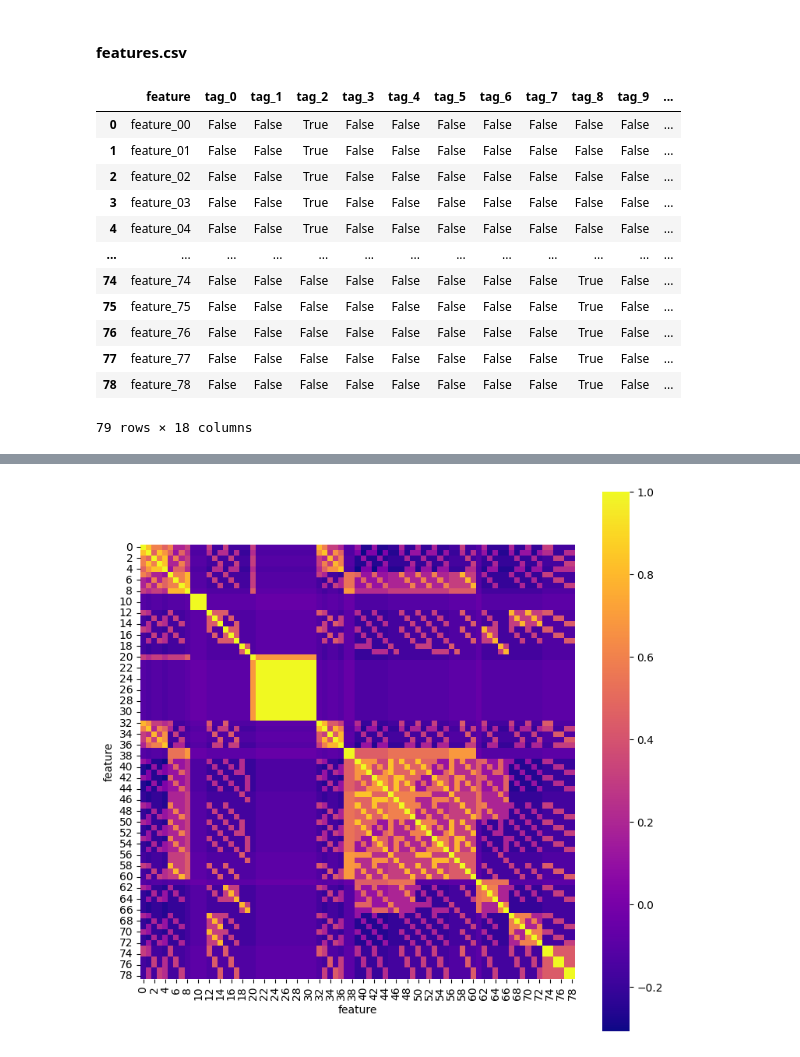
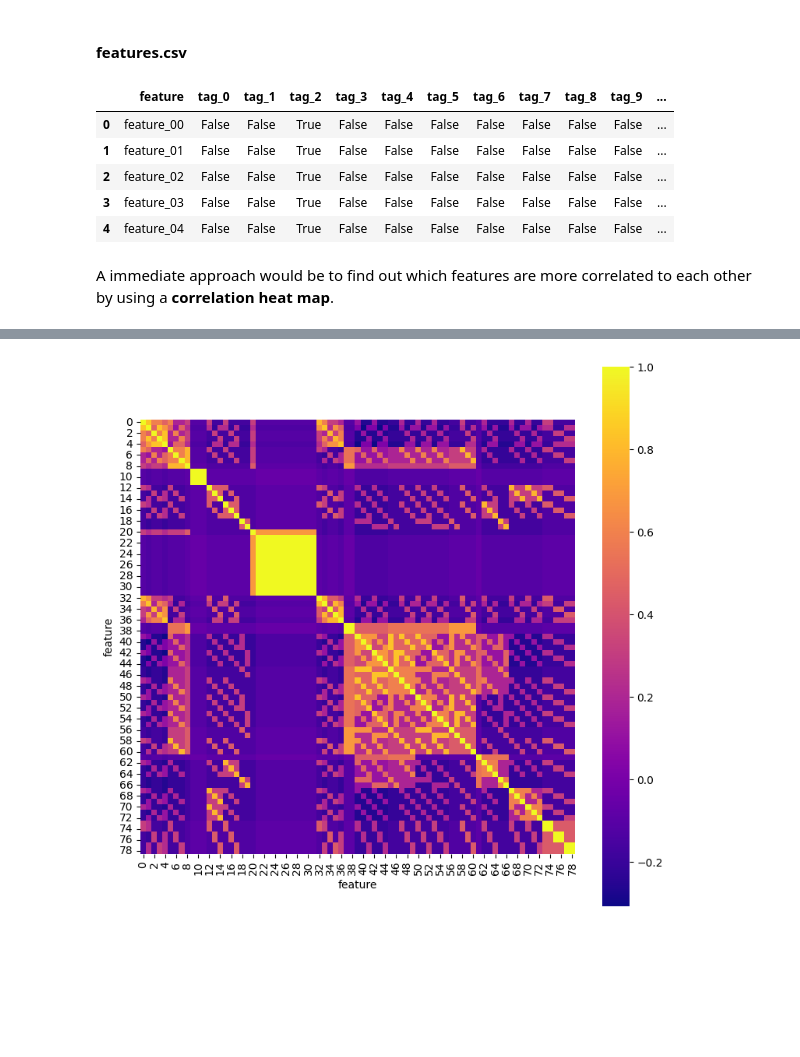
Before and after one commit to M1cW/js_market_forecast, a Jupyter notebook: main.ipynb, the cells around one changed output, grey strips where cells are left out. Cells and saved outputs as stored; diff of their text form; code cells hidden in the pictures; blank space fills up the shorter version.

```diff
--- a/main.ipynb
+++ b/main.ipynb
@@ -82,19 +79,14 @@ plt.show()
 # %%
 original_feature_path="/Users/mic/Desktop/Github/js_market_forecast/jane-street-real-time-market-data-forecasting/features.csv"
 features=pd.read_csv(original_feature_path)
-features
+features.head()
 # %% [output]
 |  | feature | tag_0 | tag_1 | tag_2 | tag_3 | tag_4 | tag_5 | tag_6 | tag_7 | tag_8 | tag_9 | ... |
 | 0 | feature_00 | False | False | True | False | False | False | False | False | False | False | ... |
 | 1 | feature_01 | False | False | True | False | False | False | False | False | False | False | ... |
 | 2 | feature_02 | False | False | True | False | False | False | False | False | False | False | ... |
 | 3 | feature_03 | False | False | True | False | False | False | False | False | False | False | ... |
 | 4 | feature_04 | False | False | True | False | False | False | False | False | False | False | ... |
-| ... | ... | ... | ... | ... | ... | ... | ... | ... | ... | ... | ... | ... |
-| 74 | feature_74 | False | False | False | False | False | False | False | False | True | False | ... |
-| 75 | feature_75 | False | False | False | False | False | False | False | False | True | False | ... |
-| 76 | feature_76 | False | False | False | False | False | False | False | False | True | False | ... |
-| 77 | feature_77 | False | False | False | False | False | False | False | False | True | False | ... |
-| 78 | feature_78 | False | False | False | False | False | False | False | False | True | False | ... |
-79 rows × 18 columns
+# %% [markdown]
+A immediate approach would be to find out which features are more correlated to each other by using a **correlation heat map**.
 # %%
```
Also changed, not shown: parts of 66 cells of this notebook, 2 other files.
